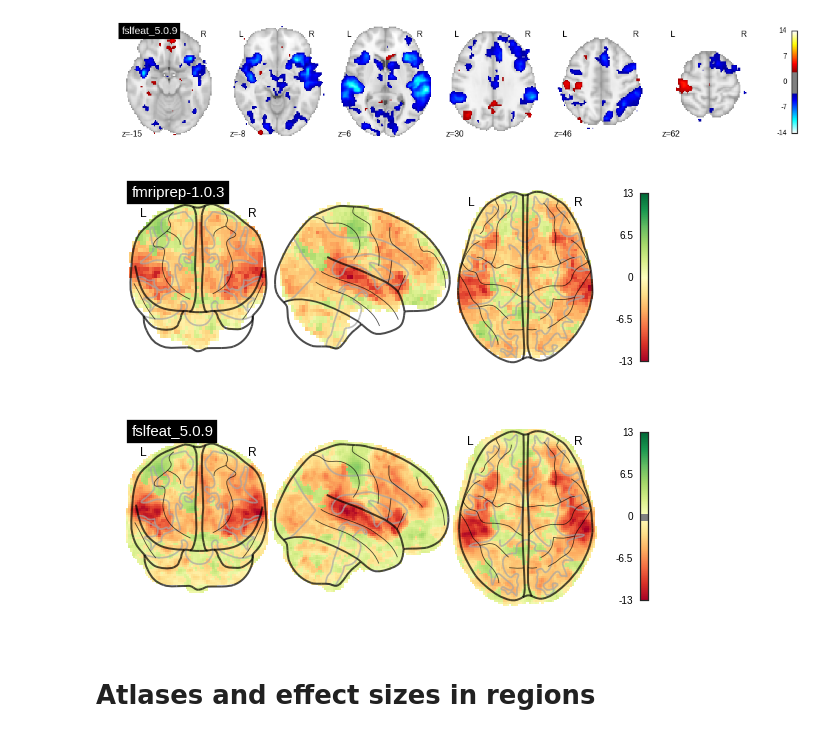
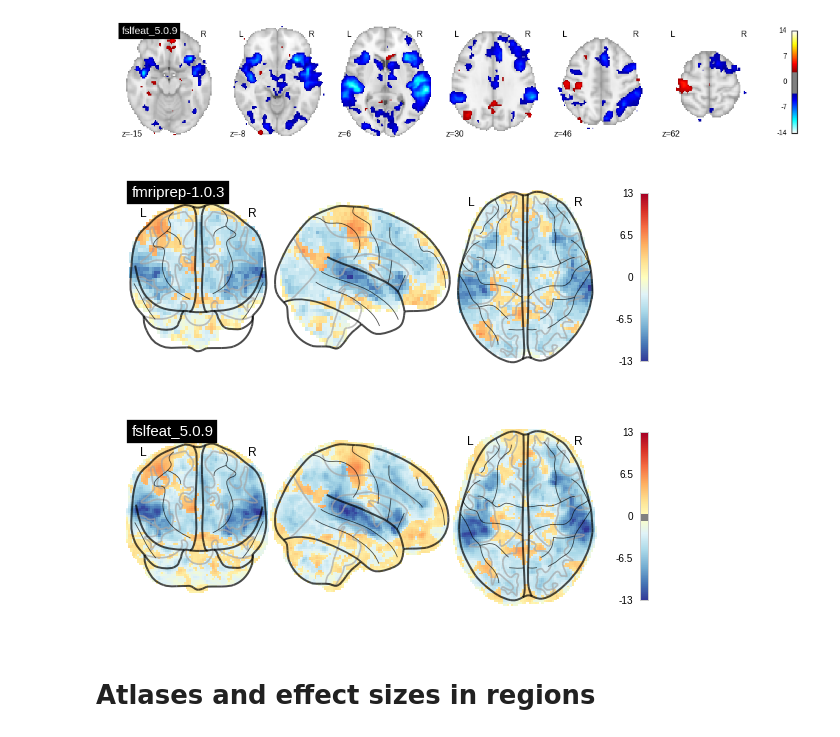
Before and after one commit to poldracklab/CNP_task_analysis, a Jupyter notebook: notebooks/MultiSubVis.ipynb, the cells around one changed output. Saved outputs shown, nothing was run; the diff lists cells and outputs as text; code cells hidden in the pictures.

```diff
--- a/notebooks/MultiSubVis.ipynb
+++ b/notebooks/MultiSubVis.ipynb
@@ -76,12 +76,12 @@ plotting.show()
 # %%
 for pipeline in pipelines:
     ts = tstatfile[pipeline]
-    plotting.plot_glass_brain(ts,title=pipeline,cmap='RdYlGn',
+    plotting.plot_glass_brain(ts,title=pipeline,cmap='RdYlBu_r',
                               vmax = 13,colorbar=True,symmetric_cbar=True,plot_abs=False)
 plotting.show()
 # %% [output]
-[figure, old version]
+[figure, new version]
-[figure, old version]
+[figure, new version]
 # %% [markdown]
 # Atlases and effect sizes in regions
 # %%
```
Also changed, not shown: parts of 1 cell of this notebook.
